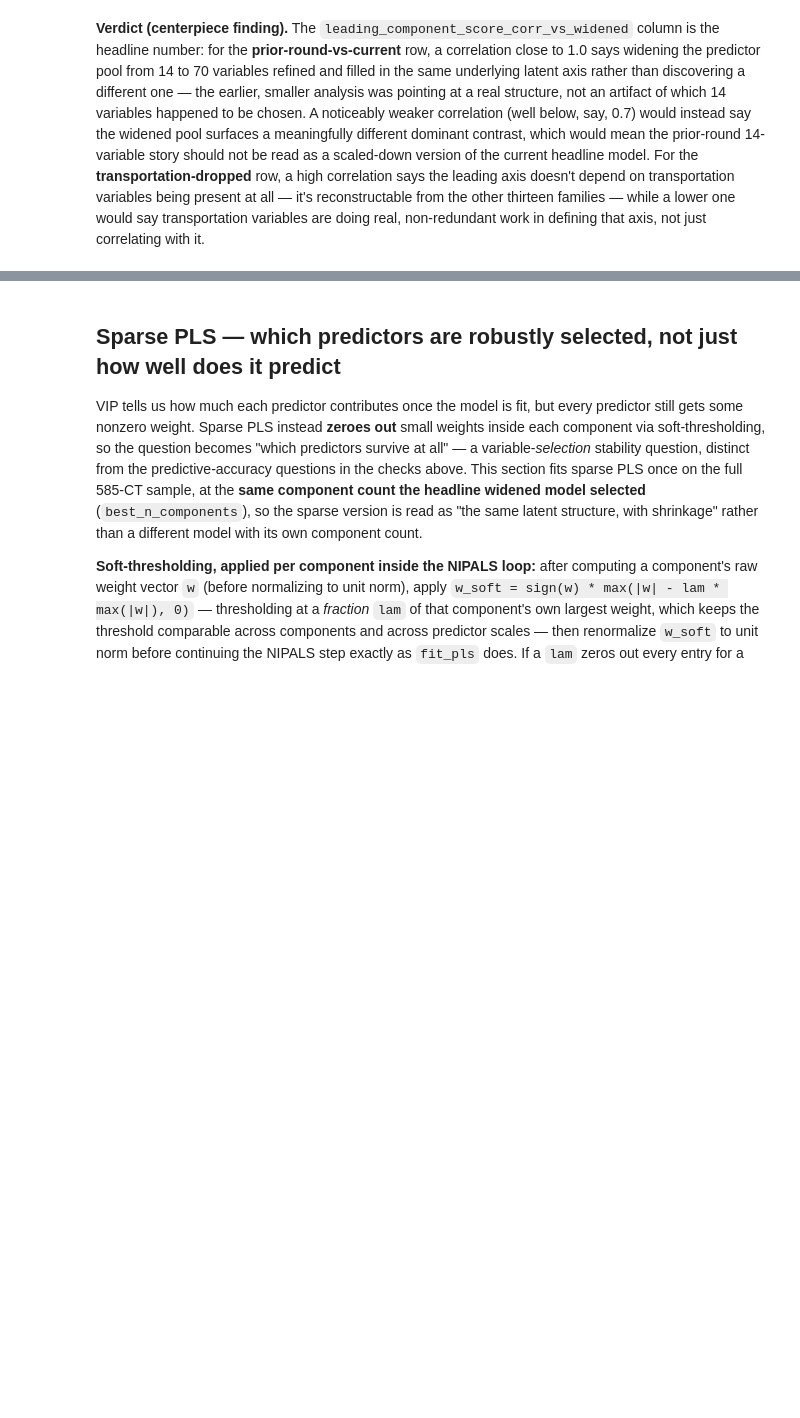
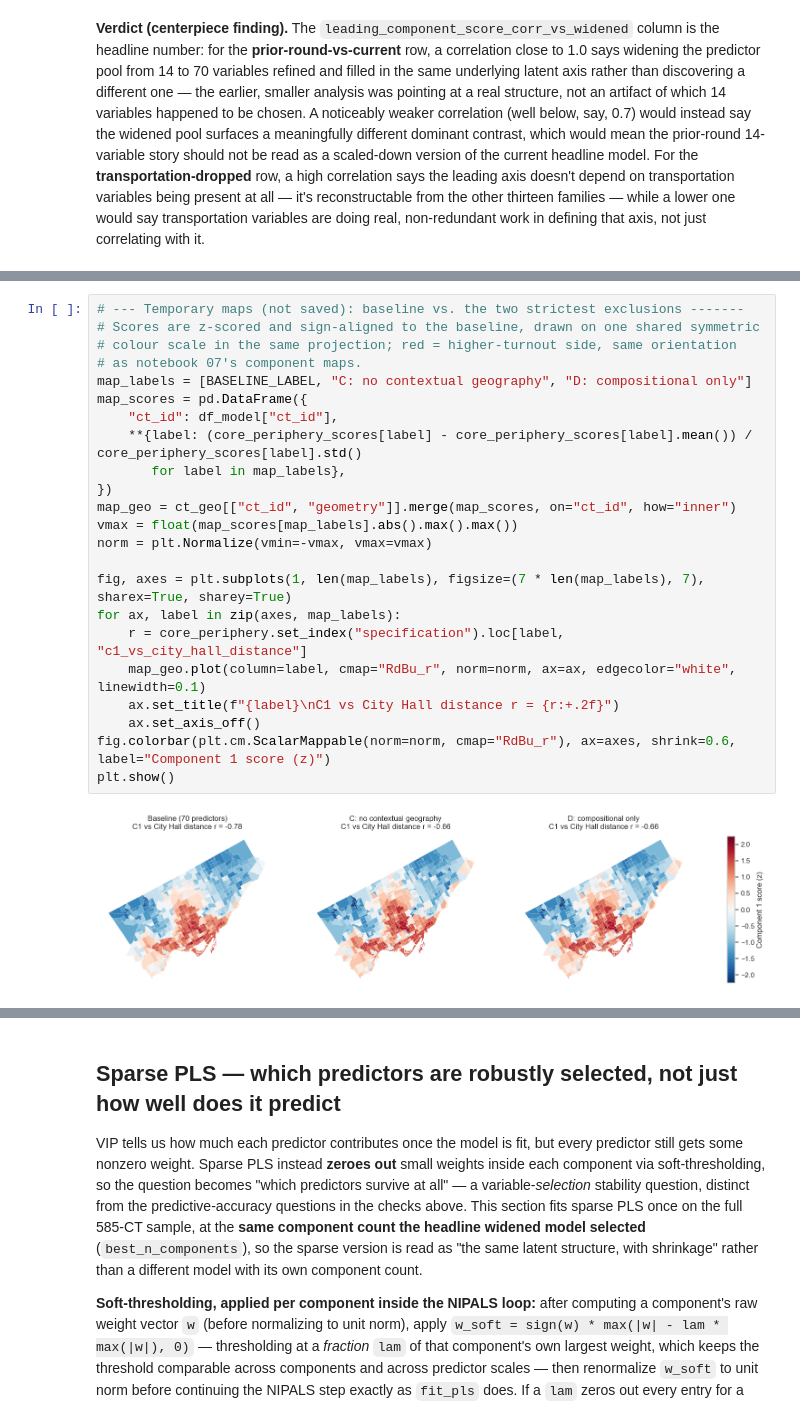
Before and after one commit to schoolofcities/place-and-politics-toronto, a Jupyter notebook: analysis/toronto_election_turnout/08_robustness_and_alternative_models.ipynb, the cells around one changed output, grey strips where cells are left out. Cells and saved outputs as stored; diff of their text form; blank space fills up the shorter version.

```diff
--- a/analysis/toronto_election_turnout/08_robustness_and_alternative_models.ipynb
+++ b/analysis/toronto_election_turnout/08_robustness_and_alternative_models.ipynb
@@ -790,0 +1078,25 @@ Current predictor set without transportation: 61 predictors (9 removed)
+# %%
+# --- Temporary maps (not saved): baseline vs. the two strictest exclusions -------
+# Scores are z-scored and sign-aligned to the baseline, drawn on one shared symmetric
+# colour scale in the same projection; red = higher-turnout side, same orientation
+# as notebook 07's component maps.
+map_labels = [BASELINE_LABEL, "C: no contextual geography", "D: compositional only"]
+map_scores = pd.DataFrame({
+    "ct_id": df_model["ct_id"],
+    **{label: (core_periphery_scores[label] - core_periphery_scores[label].mean()) / core_periphery_scores[label].std()
+       for label in map_labels},
+})
+map_geo = ct_geo[["ct_id", "geometry"]].merge(map_scores, on="ct_id", how="inner")
+vmax = float(map_scores[map_labels].abs().max().max())
+norm = plt.Normalize(vmin=-vmax, vmax=vmax)
+
+fig, axes = plt.subplots(1, len(map_labels), figsize=(7 * len(map_labels), 7), sharex=True, sharey=True)
+for ax, label in zip(axes, map_labels):
+    r = core_periphery.set_index("specification").loc[label, "c1_vs_city_hall_distance"]
+    map_geo.plot(column=label, cmap="RdBu_r", norm=norm, ax=ax, edgecolor="white", linewidth=0.1)
+    ax.set_title(f"{label}\nC1 vs City Hall distance r = {r:+.2f}")
+    ax.set_axis_off()
+fig.colorbar(plt.cm.ScalarMappable(norm=norm, cmap="RdBu_r"), ax=axes, shrink=0.6, label="Component 1 score (z)")
+plt.show()
+# %% [output]
+[figure, added]
```
Also changed, not shown: parts of 10 cells of this notebook.
